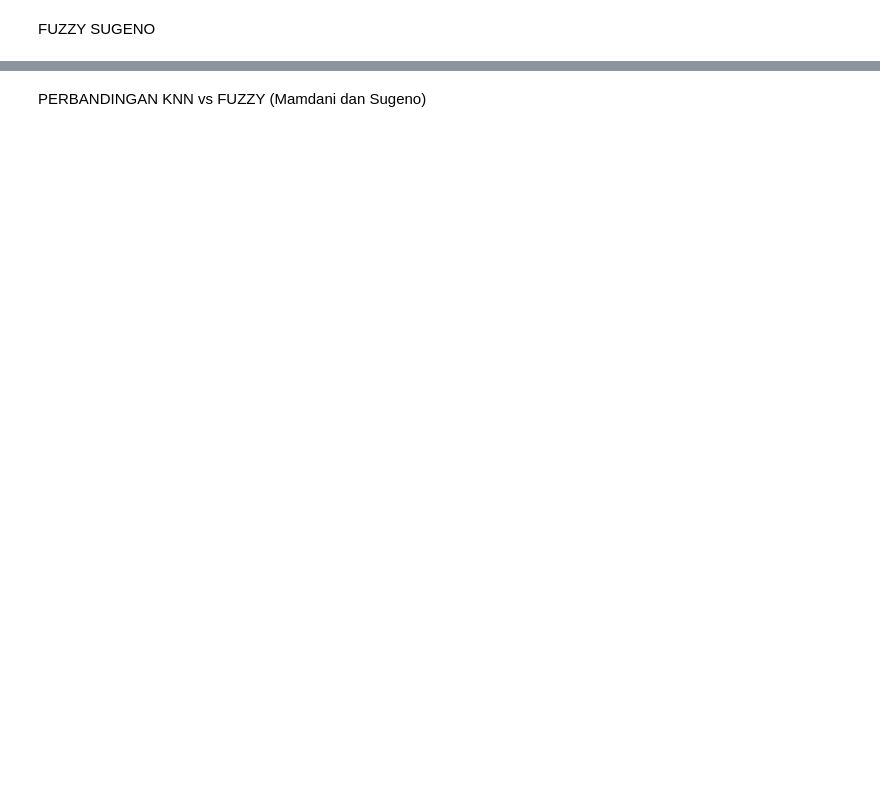
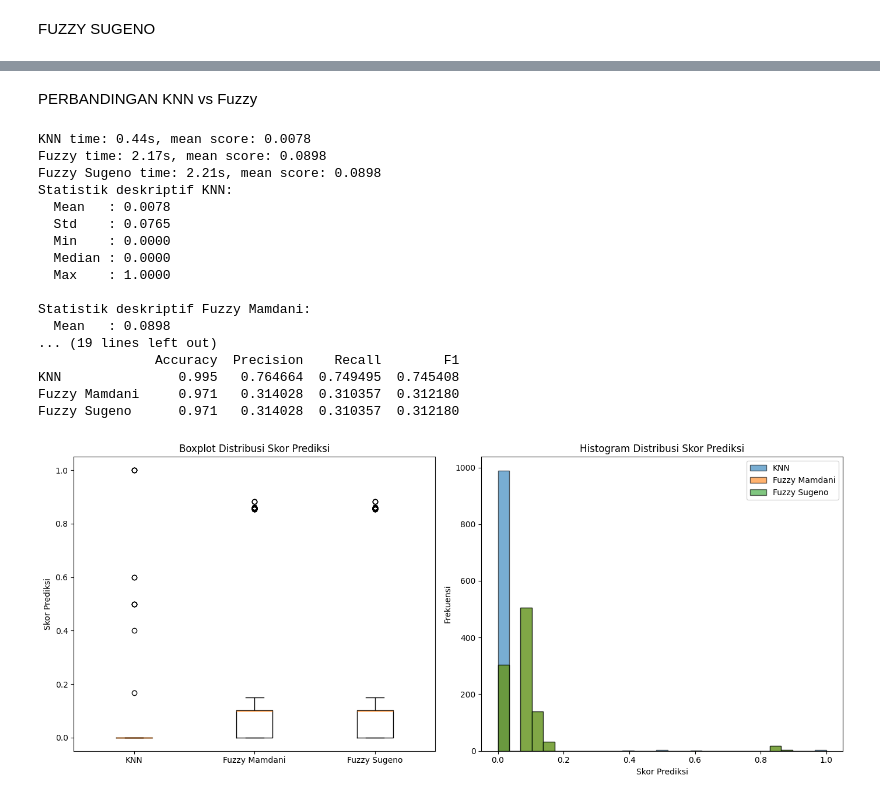
Before and after one commit to ValdeRaz/Tubes-DKA, a Jupyter notebook: TUBES_DKA.ipynb, the cells around one changed output, grey strips where cells are left out. Saved outputs shown, nothing was run; the diff lists cells and outputs as text; code cells hidden in the pictures; blank space fills up the shorter version.

```diff
--- a/TUBES_DKA.ipynb
+++ b/TUBES_DKA.ipynb
@@ -946,5 +1027,5 @@ else:
 # %% [markdown]
-PERBANDINGAN KNN vs FUZZY (Mamdani dan Sugeno)
+PERBANDINGAN KNN vs Fuzzy
 # %%
 import numpy as np
 import pandas as pd
@@ -964,7 +1045,7 @@ from sklearn.metrics import (
 # -----------------------------------------------------------------------------
 # 1) Load & clean original data
 # -----------------------------------------------------------------------------
-df_orig = pd.read_csv('D:/Telkom/Semester 4/DKA/tubes/Test_data.csv')
+df_orig = pd.read_csv('D:\MATERI KULIAH\Semester 4\Dasar Kecerdasan Artifisial\Tubes\Test_data.csv\Test_data.csv')
 df_orig.replace('?', np.nan, inplace=True)
 df_orig.dropna(inplace=True)
 
@@ -1372,30 +1453,49 @@ df_multi = pd.DataFrame(
 )
 
 
 print("== Binary Classification (5-Fold CV Mean) ==")
 print(df_binary)
 print("\n== Multi-Class Classification (5-Fold CV Mean) ==")
 print(df_multi)
 
 plt.figure(figsize=(14, 6))
 
 # Boxplot distribusi skor
 plt.subplot(1, 2, 1)
 plt.boxplot([knn_scores, fuzzy_scores, fuzzy_sugeno_scores],
             labels=['KNN', 'Fuzzy Mamdani', 'Fuzzy Sugeno'])
 plt.title('Boxplot Distribusi Skor Prediksi')
 plt.ylabel('Skor Prediksi')
 
 # Histogram distribusi skor berdampingan
 plt.subplot(1, 2, 2)
 bins = np.linspace(0, 1, 30)
 plt.hist(knn_scores, bins=bins, alpha=0.6, label='KNN', edgecolor='black')
 plt.hist(fuzzy_scores, bins=bins, alpha=0.6, label='Fuzzy Mamdani', edgecolor='black')
 plt.hist(fuzzy_sugeno_scores, bins=bins, alpha=0.6, label='Fuzzy Sugeno', edgecolor='black')
 plt.title('Histogram Distribusi Skor Prediksi')
 plt.xlabel('Skor Prediksi')
 plt.ylabel('Frekuensi')
 plt.legend()
 
 plt.tight_layout()
 plt.show()
+# %% [output]
+KNN time: 0.44s, mean score: 0.0078
+Fuzzy time: 2.17s, mean score: 0.0898
+Fuzzy Sugeno time: 2.21s, mean score: 0.0898
+Statistik deskriptif KNN:
+  Mean   : 0.0078
+  Std    : 0.0765
+  Min    : 0.0000
+  Median : 0.0000
+  Max    : 1.0000
+
+Statistik deskriptif Fuzzy Mamdani:
+  Mean   : 0.0898
+... (19 lines left out)
+               Accuracy  Precision    Recall        F1
+KNN               0.995   0.764664  0.749495  0.745408
+Fuzzy Mamdani     0.971   0.314028  0.310357  0.312180
+Fuzzy Sugeno      0.971   0.314028  0.310357  0.312180
+[figure, added]
```
Also changed, not shown: parts of 4 cells of this notebook, 2 other files.
